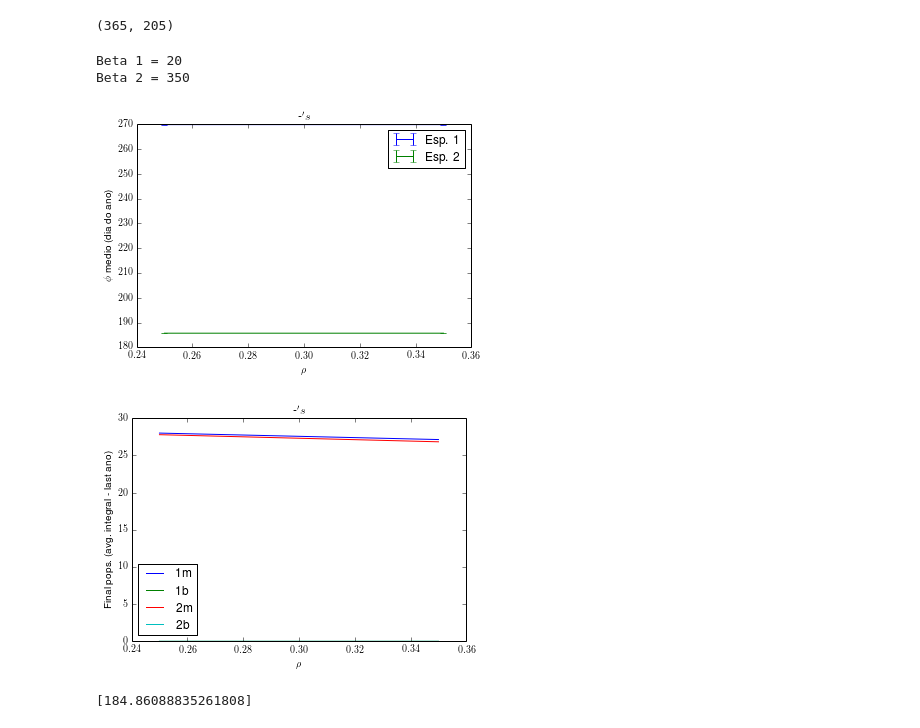
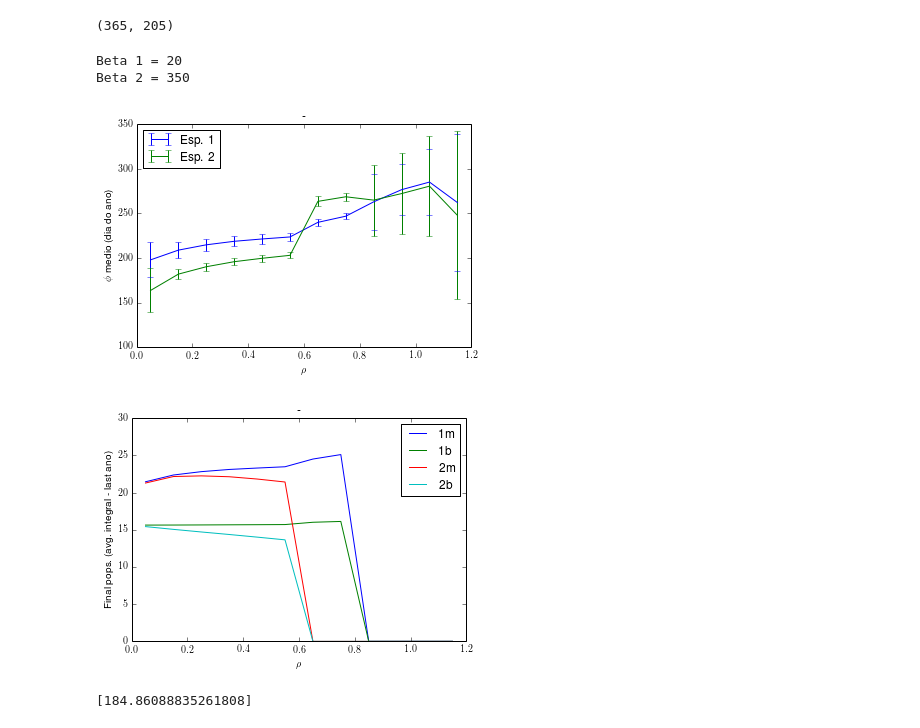
Before and after one commit to reand705/borboletas, a Jupyter notebook: borboletas3.ipynb, the cells around one changed output. Saved outputs shown, nothing was run; the diff lists cells and outputs as text; code cells hidden in the pictures.

```diff
--- a/borboletas3.ipynb
+++ b/borboletas3.ipynb
@@ -21,8 +21,8 @@ rbar = 10 #taxa de crescimento
 alpha = 1 #? ## amplitude da oscilação da taxa de crescimento, alpha \in [0, 1]
 beta1 = 20 #fase da taxa de crescimento na mata (dias)
 beta2 = 350 # parametro realista
-K1 = 30 #carrying capacities na mata
-K2 = 30 #carrying capacities na mata
+K1 = 50 #carrying capacities na mata
+K2 = 50 #carrying capacities na mata
 
 ## mortalidade no bolsao
 ## corresponde a 0.1 dia^-1, ou seja, o tempo de vida e ~10 dias so
@@ -49,8 +49,8 @@ phi = 2.0*np.pi* np.arange(0,Nphi+1)/Nphi
 ## descarta-lo, nao achei isso. De qualquer forma, deve dar um erro pequeno anyway
 u0 = 5
 
-u0m1 = 10 #Populacoes Iniciais - Pico da triangular - (QUASE A) integral da populacao na distribuicao inicial
-u0m2 = 5
+u0m1 = 40 #Populacoes Iniciais - Pico da triangular - (QUASE A) integral da populacao na distribuicao inicial
+u0m2 = 30
 u0b1 = 0
 u0b2 = 0
 
@@ -93,9 +93,9 @@ def m(t,phi):
     #return M*(1 + np.sin(2.0*np.pi*t/365 + phi))
     t = t%365
     sigma = 30
-    return M * np.max(np.c_[norm.pdf(t-phi*(365/2*np.pi),0,sigma),
-                   norm.pdf(t+365-phi*(365/2*np.pi),0,sigma),
-                   norm.pdf(t-365-phi*(365/2*np.pi),0,sigma)], axis=1)
+    return M * np.max(np.c_[norm.pdf(t-phi*(365/2/np.pi),0,sigma),
+                   norm.pdf(t+365-phi*(365/2/np.pi),0,sigma),
+                   norm.pdf(t-365-phi*(365/2/np.pi),0,sigma)], axis=1)
 # ----------------------------------------------------------------------------------------------------
 def c3(t,phic,duracao):
     #entrada de predadores
@@ -120,7 +120,7 @@ def r(t,beta):
     #return rbar*(1 + alpha*np.sin(2.0*np.pi*(t-beta)/365))
     # Gaussiana:
     t = t%365
-    sigma = 20
+    sigma = 10
     return rbar * np.max(np.c_[norm.pdf(t-beta, 0, sigma),
                          norm.pdf(t-365-beta, 0, sigma),
                          norm.pdf(t+365-beta, 0,sigma)], axis=1)
@@ -184,9 +184,9 @@ def ddt(y, t, rho):
     return np.r_[du_1mdt,du_1bdt,du_2mdt,du_2bdt,dv0dt]
 # %%
 #Simule
-#rhos = [0.0]
+rhos = [0.0]
 rhos = []
-aux = [0.05 + i*0.1 for i in range(2,4)]
+aux = [0.05 + i*0.1 for i in range(0,12)]
 for elemento in aux: #preguiçoso
     rhos.append(elemento)
 
@@ -235,11 +245,11 @@ finals1b = []
 finals2b = []
 
 #plt.interactive(True)
-#rhos = [0.0]
+rhos = [0.0]
 rhos = []
 t = np.linspace(0, T, N)
 lenT = len(t)
-aux = [0.05 + i*0.1 for i in range(2,4)]
+aux = [0.05 + i*0.1 for i in range(0,12)]
 for elemento in aux: #preguiçoso
     rhos.append(elemento)
 
@@ -321,18 +344,18 @@ np.shape(sol)
 # %%
 #plote os phis medios
 plt.errorbar(rhos, means1, yerr = errorbars1, label = r"Esp. 1")
 plt.errorbar(rhos, means2, yerr = errorbars2, label = r"Esp. 2")
 print("Beta 1 = %d" %beta1)
 print("Beta 2 = %d" %beta2)
 plt.legend(loc = "best")
 plt.xlabel(r"$\rho$")
 plt.ylabel(r"$\phi$ medio (dia do ano)")
-plt.title(r"-$'s")
+plt.title(r"-")
 plt.show()
 # %% [output]
 Beta 1 = 20
 Beta 2 = 350
-[figure, old version]
+[figure, new version]
 # %%
 #Plote as populações finais
 plt.plot(rhos, finals1m, label = r"1m")
@@ -341,11 +364,11 @@ plt.plot(rhos, finals2m, label = r"2m")
 plt.plot(rhos, finals2b, label = r"2b")
 plt.xlabel(r"$\rho$")
 plt.ylabel(r"Final pops. (avg. integral - last ano)")
-plt.title(r"-$'s")
+plt.title(r"-")
 plt.legend(loc = "best")
 plt.show()
 # %% [output]
-[figure, old version]
+[figure, new version]
 # %%
 means2
 # %% [output]
```
Also changed, not shown: parts of 2 cells of this notebook, 9 other files.
